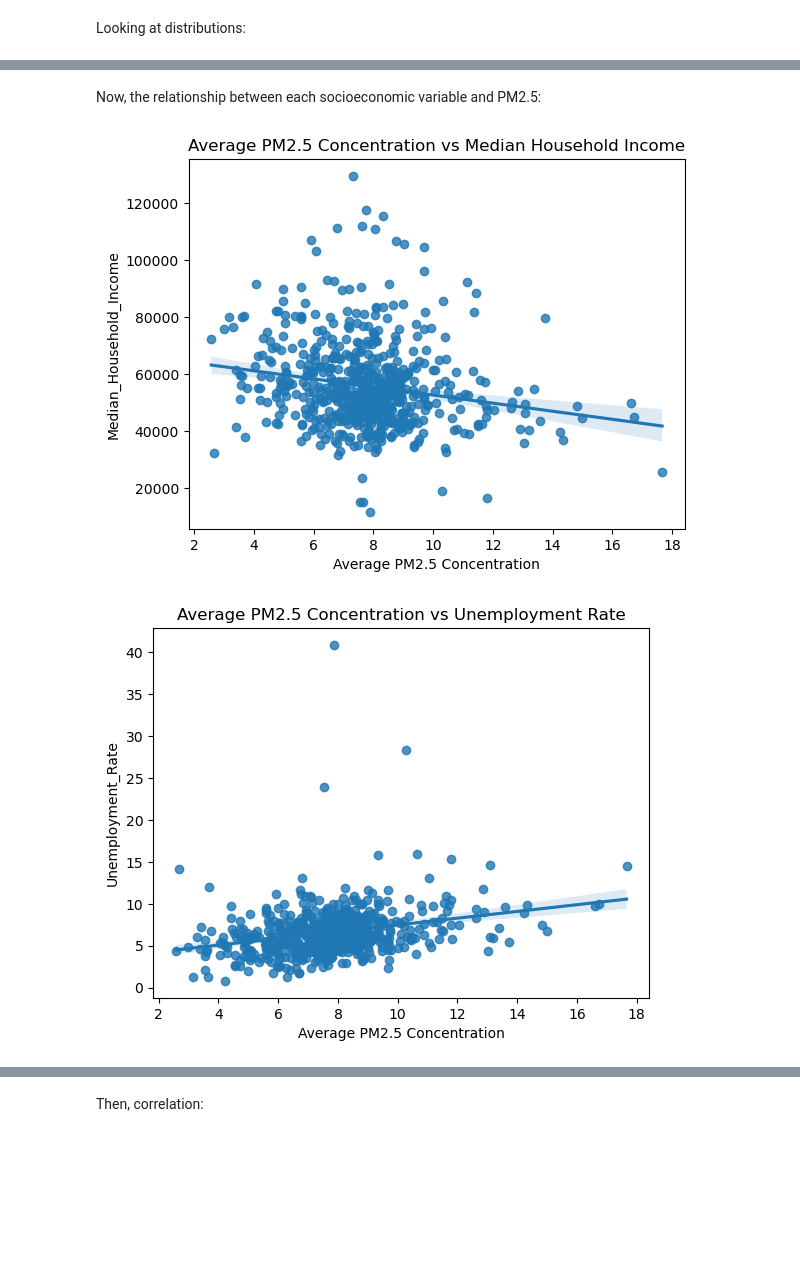
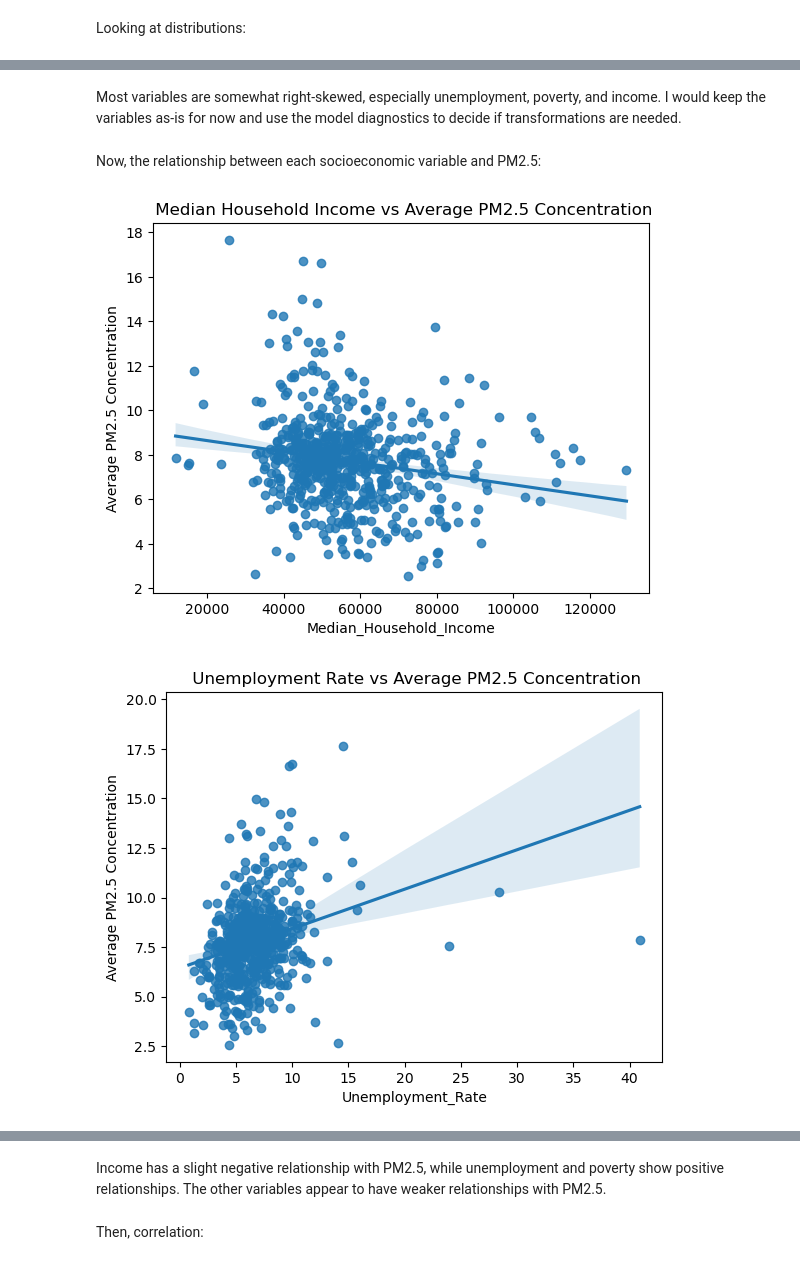
Before and after one commit to alcndram/5574-final, a Jupyter notebook: final_code.ipynb, the cells around one changed output, grey strips where cells are left out. Cells and saved outputs as stored; diff of their text form; code cells hidden in the pictures; blank space fills up the shorter version.

Commit message:
more analysis and modeling

```diff
--- a/final_code.ipynb
+++ b/final_code.ipynb
@@ -119,10 +127,13 @@ census = census[['GEO_ID',
 # %%
-census.rename(columns={
+census = census.rename(columns={
     'NAME': 'Census_Name',
     'DP03_0062E': 'Median_Household_Income',
     'DP03_0009PE': 'Unemployment_Rate',
-    'DP03_0128PE': 'Poverty_Rate'
-}, inplace=True)
+    'DP03_0128PE': 'Poverty_Rate',
+    'DP03_0035PE': 'Manufacturing_Rate',
+    'DP03_0038PE': 'Transportation_Warehousing_Utilities_Rate',
+    'DP03_0025E': 'Mean_Travel_Time'
+})
 # %%
 census['FIPS'] = (
     census['GEO_ID']
@@ -144,6 +155,9 @@ census.head()
 census['Median_Household_Income'] = pd.to_numeric(census['Median_Household_Income'], errors='coerce')
 census['Unemployment_Rate'] = pd.to_numeric(census['Unemployment_Rate'], errors='coerce')
 census['Poverty_Rate'] = pd.to_numeric(census['Poverty_Rate'], errors='coerce')
+census['Manufacturing_Rate'] = pd.to_numeric(census['Manufacturing_Rate'], errors='coerce')
+census['Transportation_Warehousing_Utilities_Rate'] = pd.to_numeric(census['Transportation_Warehousing_Utilities_Rate'], errors='coerce')
+census['Mean_Travel_Time'] = pd.to_numeric(census['Mean_Travel_Time'], errors='coerce')
 # %%
 census.head()
 # %% [output]
@@ -233,17 +271,31 @@ plt.show()
+# %% [markdown]
+Most variables are somewhat right-skewed, especially unemployment, poverty, and income. I would keep the variables as-is for now and use the model diagnostics to decide if transformations are needed.
 # %% [markdown]
 Now, the relationship between each socioeconomic variable and PM2.5:
 # %%
-sns.regplot(x='Average PM2.5 Concentration', y='Median_Household_Income', data=df)
-plt.title('Average PM2.5 Concentration vs Median Household Income')
+sns.regplot(x='Median_Household_Income', y='Average PM2.5 Concentration', data=df)
+plt.title(' Median Household Income vs Average PM2.5 Concentration')
 plt.show()
 
-sns.regplot(x='Average PM2.5 Concentration', y='Unemployment_Rate', data=df)
-plt.title('Average PM2.5 Concentration vs Unemployment Rate')
+sns.regplot(x='Unemployment_Rate', y='Average PM2.5 Concentration', data=df)
+plt.title(' Unemployment Rate vs Average PM2.5 Concentration')
 plt.show()
 
-sns.regplot(x='Average PM2.5 Concentration', y='Poverty_Rate', data=df)
-plt.title('Average PM2.5 Concentration vs Poverty Rate')
+sns.regplot(x='Poverty_Rate', y='Average PM2.5 Concentration', data=df)
+plt.title('Poverty Rate vs Average PM2.5 Concentration')
 plt.show()
+
+sns.regplot(x='Manufacturing_Rate', y='Average PM2.5 Concentration', data=df)
+plt.title('Manufacturing Rate vs Average PM2.5 Concentration')
+plt.show()
+
+sns.regplot(x='Transportation_Warehousing_Utilities_Rate', y='Average PM2.5 Concentration', data=df)
+plt.title('Transportation, Warehousing, and Utilities Rate vs Average PM2.5 Concentration')
+plt.show()
+
+sns.regplot(x='Mean_Travel_Time', y='Average PM2.5 Concentration', data=df)
+plt.title('Mean Travel Time vs Average PM2.5 Concentration')
+plt.show()
 # %% [output]
-[figure, old version]
+[figure, new version]
-[figure, old version]
+[figure, new version]
@@ -251,3 +306,5 @@ plt.show()
+# %% [markdown]
+Income has a slight negative relationship with PM2.5, while unemployment and poverty show positive relationships. The other variables appear to have weaker relationships with PM2.5.
 # %% [markdown]
 Then, correlation:
 # %%
```
Also changed, not shown: parts of 54 cells of this notebook.
